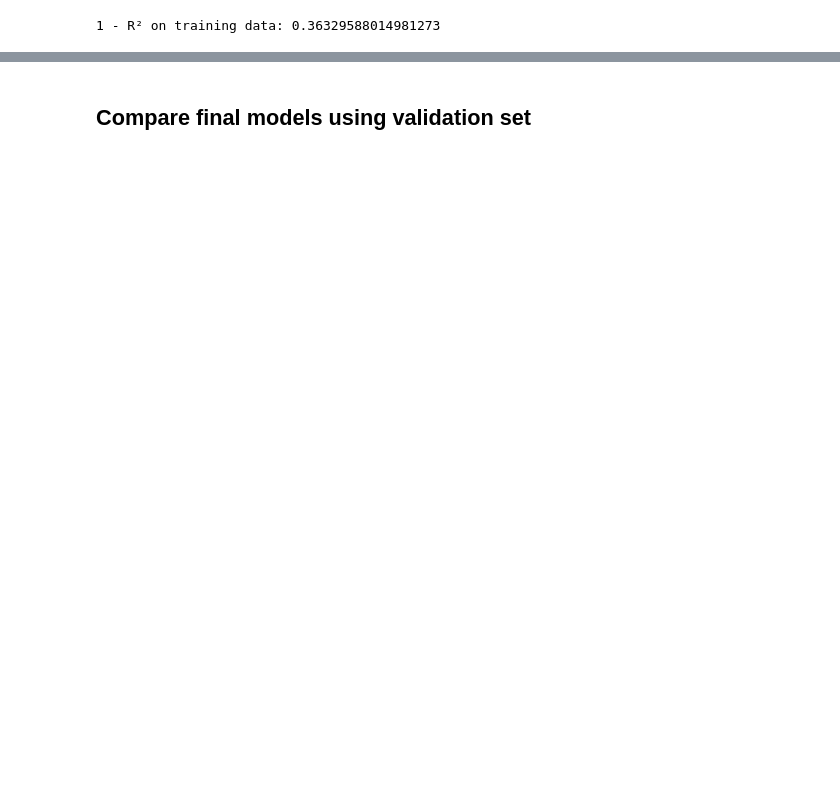
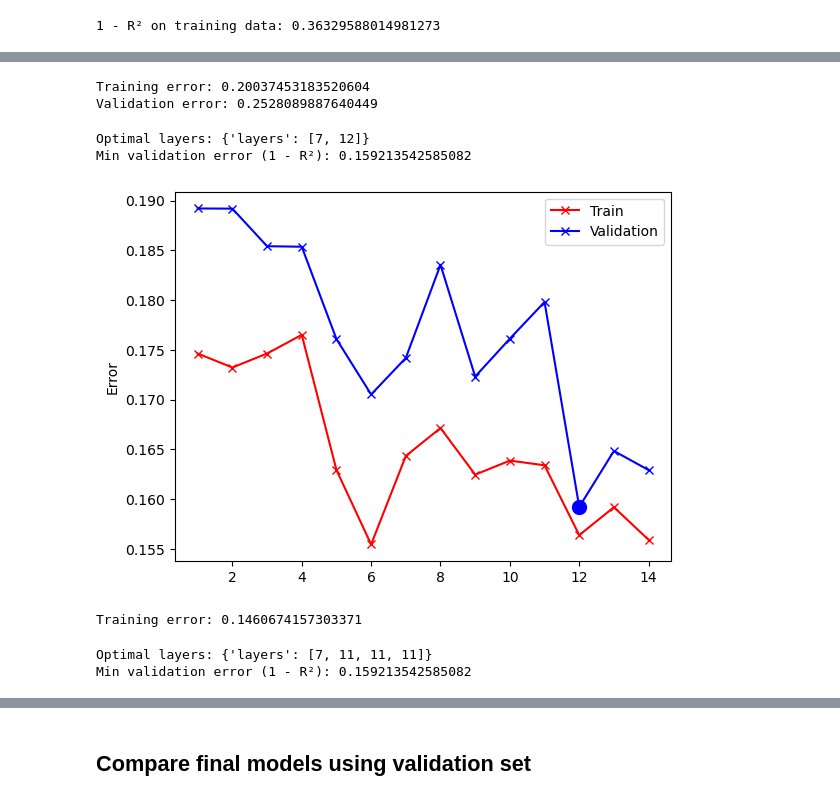
Before and after one commit to luca037/MachineLearningLabs, a Jupyter notebook: extra/kaggle/titanic/titanic.ipynb, the cells around one changed output, grey strips where cells are left out. Saved outputs shown, nothing was run; the diff lists cells and outputs as text; code cells hidden in the pictures; blank space fills up the shorter version.

```diff
--- a/extra/kaggle/titanic/titanic.ipynb
+++ b/extra/kaggle/titanic/titanic.ipynb
@@ -583,0 +681,5 @@ print("1 - R² on training data:", 1 - final_poly_svm.score(X_train_scaled, Y_tr
+# %%
+# Define a simple neural network.
+layers = {"layers": [len(features_names), 4, 4, 4]}
+nn_model = NN(**layers).to(device)
+print("NN structure:\n", nn_model)
@@ -583,0 +696,7 @@ print("1 - R² on training data:", 1 - final_poly_svm.score(X_train_scaled, Y_tr
+# %%
+nn_model.fit(X_train_scaled, Y_train, epochs=10, batch_size=1)
+print("Training error:", 1 - nn_model.score(X_train_scaled, Y_train, batch_size=1))
+print("Validation error:", 1 - nn_model.score(X_val_scaled, Y_val, batch_size=1))
+# %% [output]
+Training error: 0.20037453183520604
+Validation error: 0.2528089887640449
@@ -583,0 +749,54 @@ print("1 - R² on training data:", 1 - final_poly_svm.score(X_train_scaled, Y_tr
+# %%
+in_layer = len(features_names)
+params = {
+    "layers": [[in_layer, x] for x in range(1, 15)]
+}
+opt_layers, nn_err_train, nn_err_val = k_fold_cross_validation_nn(X_train_scaled, Y_train, **params)
+print("Optimal layers:", opt_layers)
+print("Min validation error (1 - R²):", np.min(nn_err_val))
+# %% [output]
+Optimal layers: {'layers': [7, 12]}
+Min validation error (1 - R²): 0.159213542585082
+# %%
+# -- plot the training error
+plt.plot(range(1, 15),
+         nn_err_train,
+         color='r',
+         marker='x')
+
+# -- plot the validation error
+plt.plot(range(1, 15),
+         nn_err_val,
+         color='b',
+         marker='x')
+
+# -- highlight min loss
+plt.scatter(opt_layers["layers"][1],
+            np.min(nn_err_val),
+            color='b',
+            marker='o',
+            linewidths=5)
+
+plt.legend(['Train', 'Validation'])
+plt.ylabel('Error')
+plt.show()
+# %% [output]
+[figure, added]
+# %%
+# Final model for NN with only one hidden layer.
+final_nn_1h = NN(**opt_layers).to(device)
+final_nn_1h.fit(X_train_scaled, Y_train, epochs=500, batch_size=1)
+print("Training error:", 1 - final_nn_1h.score(X_train_scaled, Y_train, batch_size=1))
+# %% [output]
+Training error: 0.1460674157303371
+# %%
+# Neural network with 3 hidden layers.
+params = {
+    "layers": [[in_layer, x, x, x] for x in range(1, 15)]
+}
+opt_layers, nn3_err_train, nn3_err_val = k_fold_cross_validation_nn(X_train_scaled, Y_train, **params)
+print("Optimal layers:", opt_layers)
+print("Min validation error (1 - R²):", np.min(nn_err_val))
+# %% [output]
+Optimal layers: {'layers': [7, 11, 11, 11]}
+Min validation error (1 - R²): 0.159213542585082
```
Also changed, not shown: parts of 40 cells of this notebook, 4 other files.
